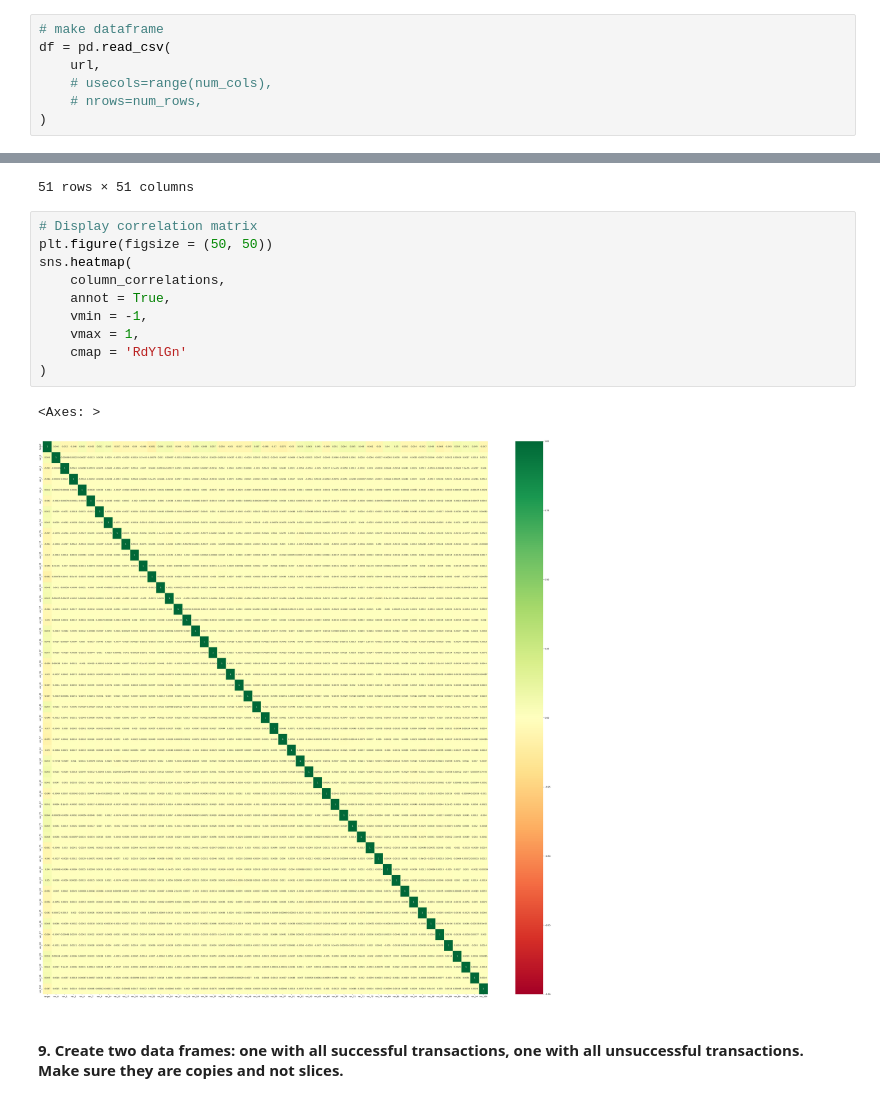
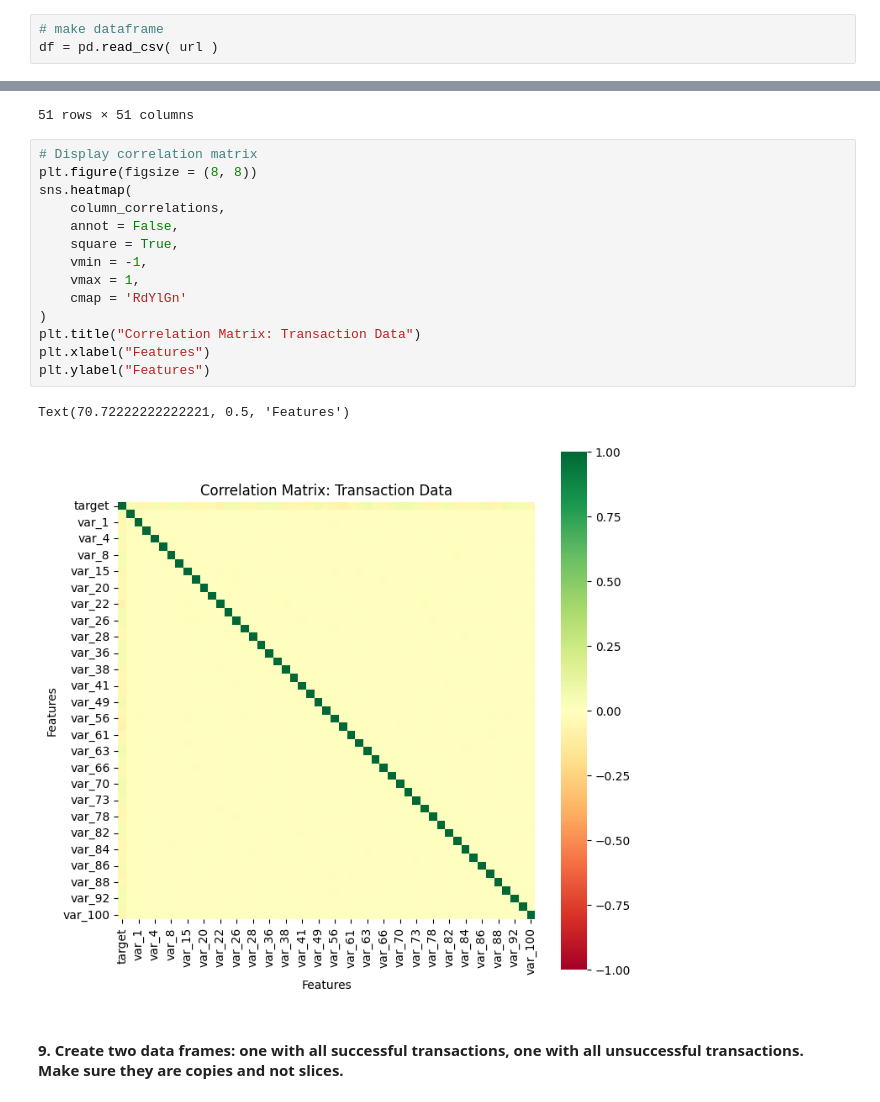
Before and after one commit to cnmi-ds-22/tanickell___Data-Science-Portfolio-C22, a Jupyter notebook: Modules/Module_1_Intro_to_DS_and_Naive_Bayes/Projects/Instructions/Project.1-Transactions/Project.1-Pass-11.ipynb, the cells around one changed output, grey strips where cells are left out. Cells and saved outputs as stored; diff of their text form.

Commit message:
Add axis and column labels to graphs (in progress)

```diff
--- a/Modules/Module_1_Intro_to_DS_and_Naive_Bayes/Projects/Instructions/Project.1-Transactions/Project.1-Pass-11.ipynb
+++ b/Modules/Module_1_Intro_to_DS_and_Naive_Bayes/Projects/Instructions/Project.1-Transactions/Project.1-Pass-11.ipynb
@@ -43,11 +37,7 @@ url = 'https://ddc-datascience.s3.amazonaws.com/Projects/Project.1-Transactions/
 - Read in the data from .csv using pandas:
 # %%
 # make dataframe
-df = pd.read_csv(
-    url,
-    # usecols=range(num_cols),
-    # nrows=num_rows,
-)
+df = pd.read_csv( url )
 # %% [markdown]
 - Check the dataframe:
 # %%
@@ -800,17 +775,21 @@ column_correlations
 51 rows × 51 columns
 # %%
 # Display correlation matrix
-plt.figure(figsize = (50, 50))
+plt.figure(figsize = (8, 8))
 sns.heatmap(
     column_correlations,
-    annot = True,
+    annot = False,
+    square = True,
     vmin = -1,
     vmax = 1,
     cmap = 'RdYlGn'
 )
+plt.title("Correlation Matrix: Transaction Data")
+plt.xlabel("Features")
+plt.ylabel("Features")
 # %% [output]
-<Axes: >
+Text(70.72222222222221, 0.5, 'Features')
-[figure, old version]
+[figure, new version]
 # %% [markdown]
 #### 9. Create two data frames: one with all successful transactions, one with all unsuccessful transactions. **Make sure they are copies and not slices**.
 # %%
```
Also changed, not shown: parts of 41 cells of this notebook.
